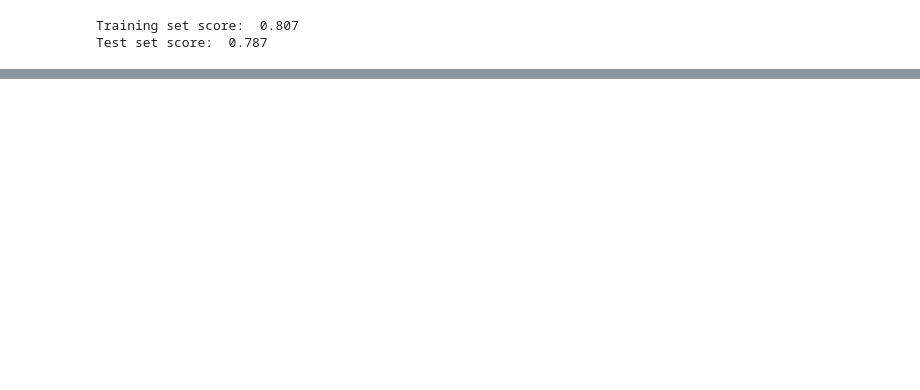
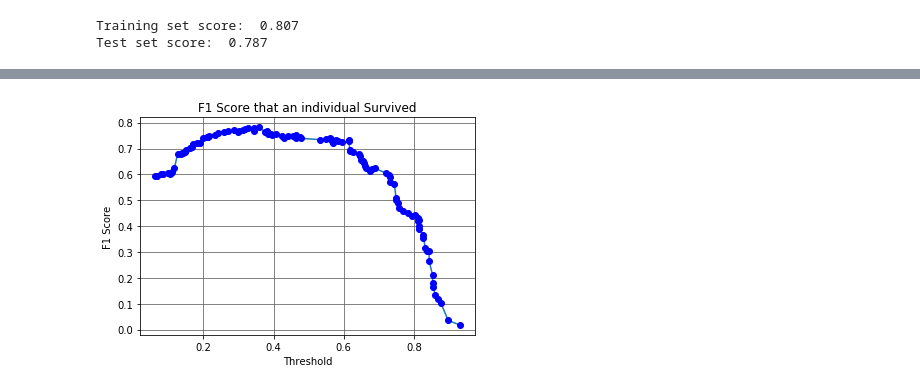
Before and after one commit to angelaiallonardi/my_first_ML_project, a Jupyter notebook: Titanic.ipynb, the cells around one changed output, grey strips where cells are left out. Drawn from its saved outputs; the diff is of its cells as text; code cells hidden in the pictures; blank space fills up the shorter version.

Commit message:
Expanded upon linear model for classification

```diff
--- a/Titanic.ipynb
+++ b/Titanic.ipynb
@@ -961,0 +960,6 @@ Test set score:  0.787
+# %%
+param_grid = {'C': [0.001, 0.01, 0.1, 1, 10, 100, 1000] }
+log  = LogisticRegression(solver = "lbfgs")
+log_cv = GridSearchCV(log, param_grid, cv=4)
+log_cv.fit(new_X_train, new_y_train)
+log_cv.best_params_
@@ -961,0 +989,5 @@ Test set score:  0.787
+# %%
+logreg = LogisticRegression(C=0.1, solver = "lbfgs")
+logreg.fit(new_X_train, new_y_train)
+y_pred = logreg.predict(new_X_test)
+print(classification_report(new_y_test, y_pred))
@@ -961,0 +1003,3 @@ Test set score:  0.787
+# %%
+y_pred_proba = logreg.predict_proba(new_X_test)
+precision, recall, thresholds = precision_recall_curve(new_y_test, y_pred_proba[:,1])
@@ -961,0 +1066,15 @@ Test set score:  0.787
+# %%
+F1 = 2 * (precision * recall) / (precision + recall)
+
+fig, ax = plt.subplots()
+
+
+
+ax.plot(thresholds,F1[:-1])
+ax.plot(thresholds, F1[:-1], 'bo')
+plt.title("F1 Score that an individual Survived")
+ax.set_ylabel("F1 Score")
+ax.set_xlabel("Threshold")
+ax.grid(b=True, which='major', color='#666666', linestyle='-')
+# %% [output]
+[figure, added]
```
Also changed, not shown: parts of 25 cells of this notebook.
